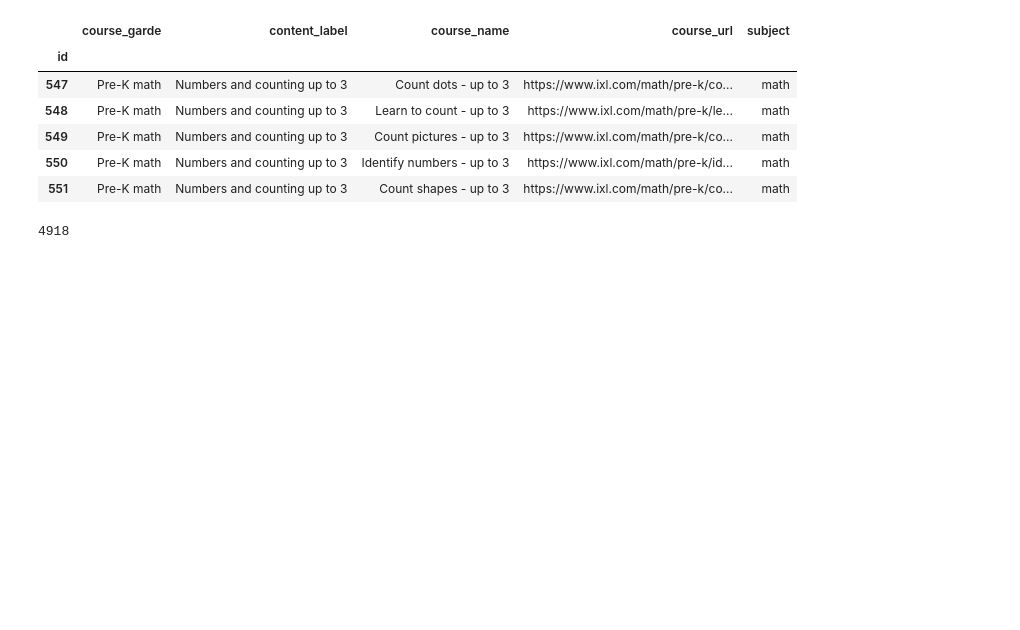
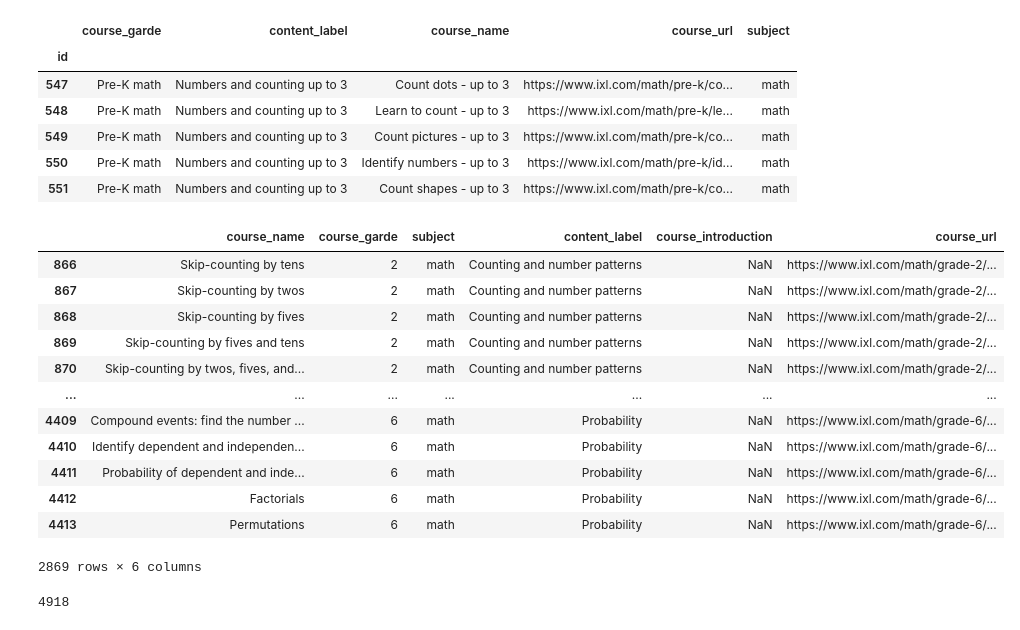
Before and after one commit to lighthouse-codethecurve/lighthouse, a Jupyter notebook: 数据整合.ipynb, the cells around one changed output. Cells and saved outputs as stored; diff of their text form; code cells hidden in the pictures; blank space fills up the shorter version.

```diff
--- a/数据整合.ipynb
+++ b/数据整合.ipynb
@@ -79,6 +102,9 @@ Kindergarten math     228
 Calculus               98
 Pre-K math             91
 Name: gaede-subject, dtype: int64
+# %%
+grade_list = ['First grade math','Second grade math','Third grade math','Fourth grade math','Fifth grade math','Sixth grade math','Seventh grade math','Eighth grade math']
+grade_num_list = [1,2,3,4,5,6,7,8]
 # %%
 fina_ixl_data = ixl_All_data[ixl_All_data.columns[1:]]
 fina_ixl_data.columns = ['course_garde','content_label','course_name','course_url']
@@ -98,3 +122,26 @@ final_data = final_data.append(fina_ixl_data)
+# %%
+final_data = pd.DataFrame(columns=['course_name','course_garde','subject','content_label','course_introduction','course_url'])
+for one_i in fina_ixl_data.index:
+    one = fina_ixl_data.loc[one_i]
+    if one['course_garde'] in grade_list:
+        one['course_garde'] = grade_num_list[grade_list.index(one['course_garde'])]
+        final_data = final_data.append(one)
+# %%
+final_data
+# %% [output]
+|  | course_name | course_garde | subject | content_label | course_introduction | course_url |
+| 866 | Skip-counting by tens | 2 | math | Counting and number patterns | NaN | https://www.ixl.com/math/grade-2/... |
+| 867 | Skip-counting by twos | 2 | math | Counting and number patterns | NaN | https://www.ixl.com/math/grade-2/... |
+| 868 | Skip-counting by fives | 2 | math | Counting and number patterns | NaN | https://www.ixl.com/math/grade-2/... |
+| 869 | Skip-counting by fives and tens | 2 | math | Counting and number patterns | NaN | https://www.ixl.com/math/grade-2/... |
+| 870 | Skip-counting by twos, fives, and... | 2 | math | Counting and number patterns | NaN | https://www.ixl.com/math/grade-2/... |
+| ... | ... | ... | ... | ... | ... | ... |
+| 4409 | Compound events: find the number ... | 6 | math | Probability | NaN | https://www.ixl.com/math/grade-6/... |
+| 4410 | Identify dependent and independen... | 6 | math | Probability | NaN | https://www.ixl.com/math/grade-6/... |
+| 4411 | Probability of dependent and inde... | 6 | math | Probability | NaN | https://www.ixl.com/math/grade-6/... |
+| 4412 | Factorials | 6 | math | Probability | NaN | https://www.ixl.com/math/grade-6/... |
+| 4413 | Permutations | 6 | math | Probability | NaN | https://www.ixl.com/math/grade-6/... |
+2869 rows × 6 columns
 # %%
 final_data.idnex = list(range(len(final_data)))
 # %%
```
Also changed, not shown: parts of 7 cells of this notebook, 1 other file.
